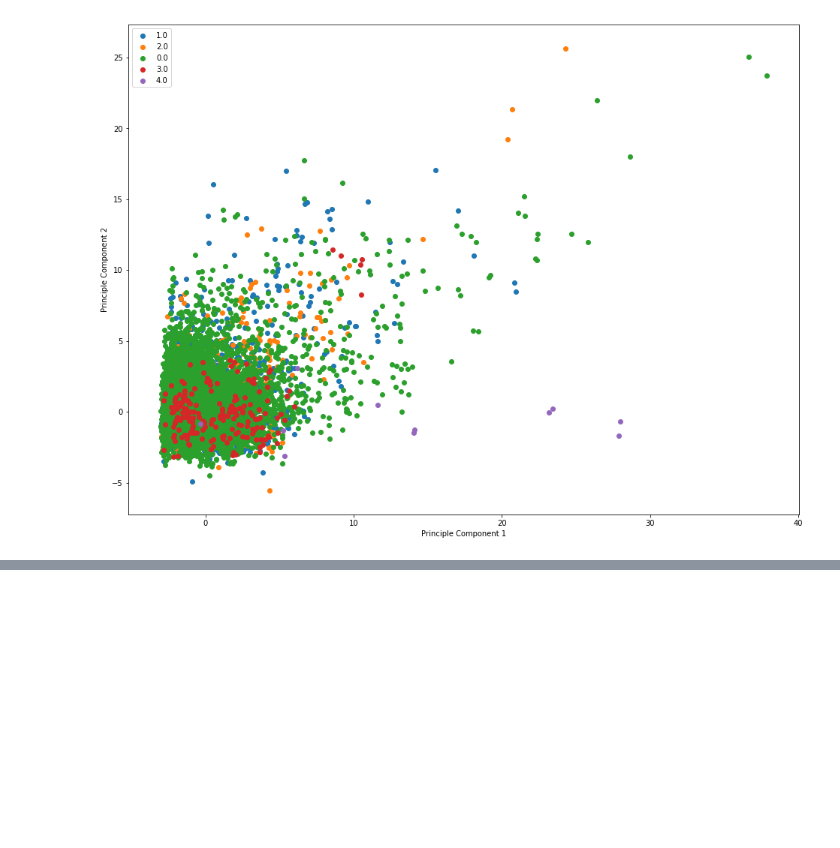
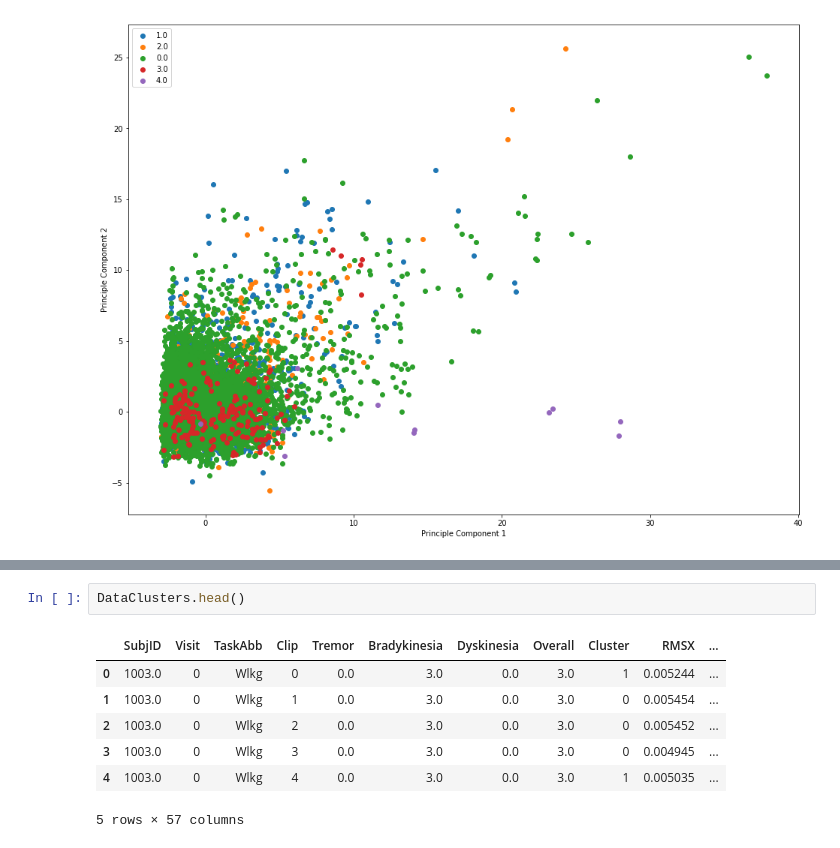
Before and after one commit to nshawen/CIS_PD, a Jupyter notebook: WatchDataPCAClustering.ipynb, the cells around one changed output, grey strips where cells are left out. Saved outputs shown, nothing was run; the diff lists cells and outputs as text; blank space fills up the shorter version.

Commit message:
concatenation issue resolved: PCA/Cluster func is functional

```diff
--- a/WatchDataPCAClustering.ipynb
+++ b/WatchDataPCAClustering.ipynb
@@ -358,0 +263,10 @@ True
+# %%
+DataClusters.head()
+# %% [output]
+|  | SubjID | Visit | TaskAbb | Clip | Tremor | Bradykinesia | Dyskinesia | Overall | Cluster | RMSX | ... |
+| 0 | 1003.0 | 0 | Wlkg | 0 | 0.0 | 3.0 | 0.0 | 3.0 | 1 | 0.005244 | ... |
+| 1 | 1003.0 | 0 | Wlkg | 1 | 0.0 | 3.0 | 0.0 | 3.0 | 0 | 0.005454 | ... |
+| 2 | 1003.0 | 0 | Wlkg | 2 | 0.0 | 3.0 | 0.0 | 3.0 | 0 | 0.005452 | ... |
+| 3 | 1003.0 | 0 | Wlkg | 3 | 0.0 | 3.0 | 0.0 | 3.0 | 0 | 0.004945 | ... |
+| 4 | 1003.0 | 0 | Wlkg | 4 | 0.0 | 3.0 | 0.0 | 3.0 | 1 | 0.005035 | ... |
+5 rows × 57 columns
```
Also changed, not shown: parts of 4 cells of this notebook.
